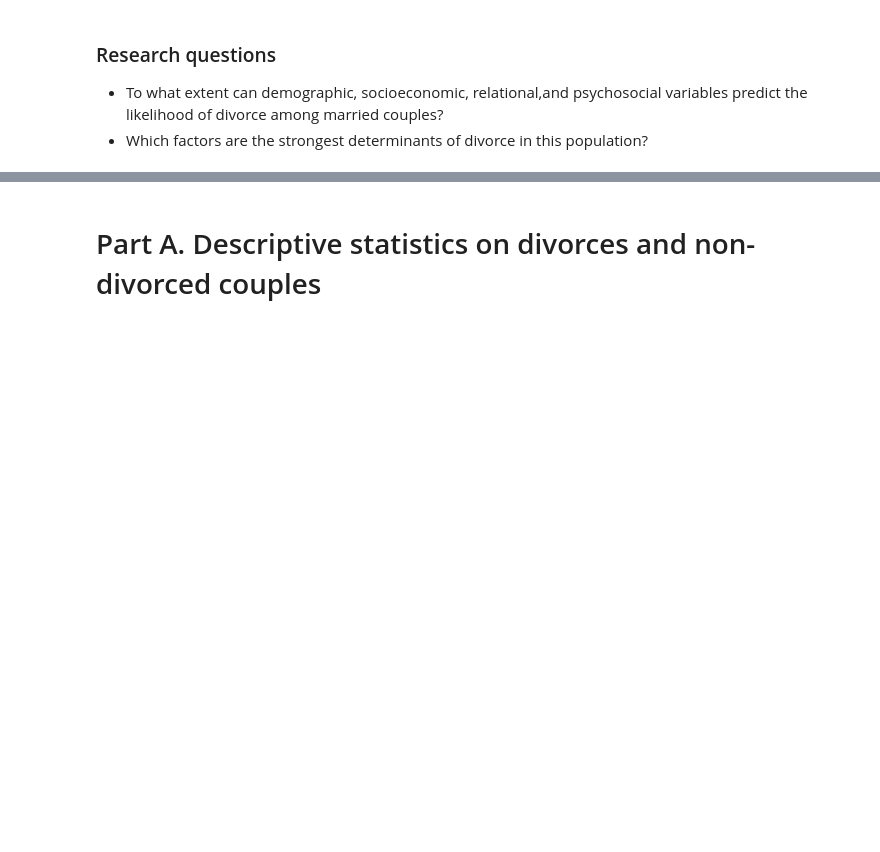
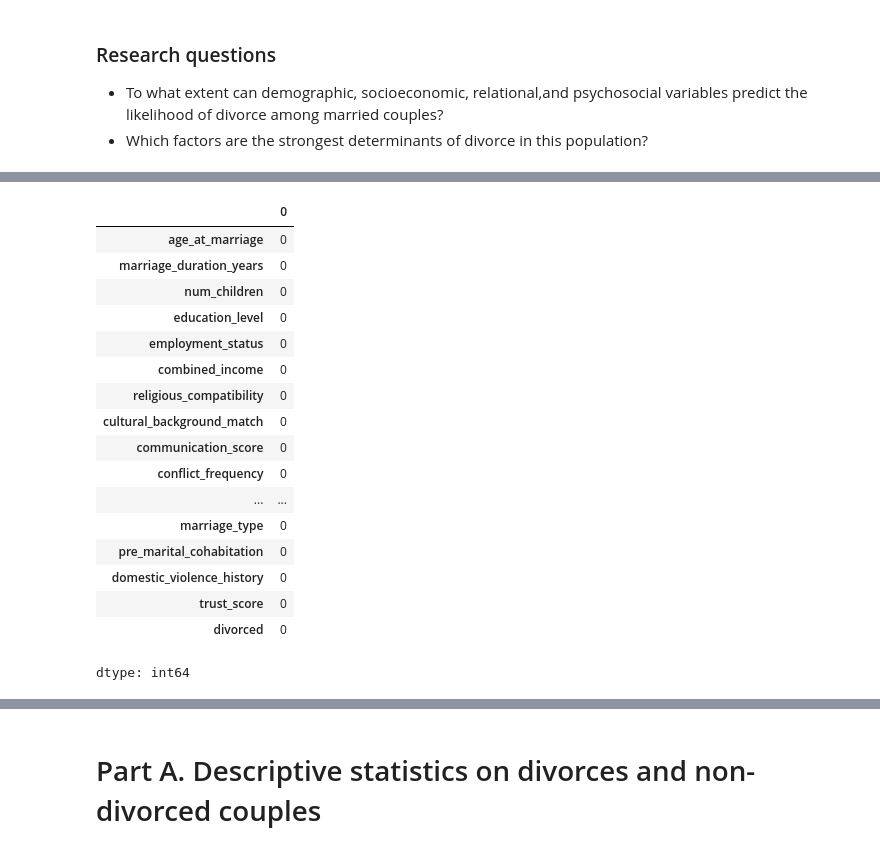
Before and after one commit to Rodrigu87/Module-2-Project-CAS-UniBe, a Jupyter notebook: Divorce.ipynb, the cells around one changed output, grey strips where cells are left out. Saved outputs shown, nothing was run; the diff lists cells and outputs as text; code cells hidden in the pictures; blank space fills up the shorter version.

```diff
--- a/Divorce.ipynb
+++ b/Divorce.ipynb
@@ -53,0 +81,22 @@ df.head(10)
+# %%
+# Summary of null/missing values in the dataset
+df.isnull().sum()
+# %% [output]
+|  | 0 |
+| age_at_marriage | 0 |
+| marriage_duration_years | 0 |
+| num_children | 0 |
+| education_level | 0 |
+| employment_status | 0 |
+| combined_income | 0 |
+| religious_compatibility | 0 |
+| cultural_background_match | 0 |
+| communication_score | 0 |
+| conflict_frequency | 0 |
+| ... | ... |
+| marriage_type | 0 |
+| pre_marital_cohabitation | 0 |
+| domestic_violence_history | 0 |
+| trust_score | 0 |
+| divorced | 0 |
+dtype: int64
```
Also changed, not shown: parts of 11 cells of this notebook.
